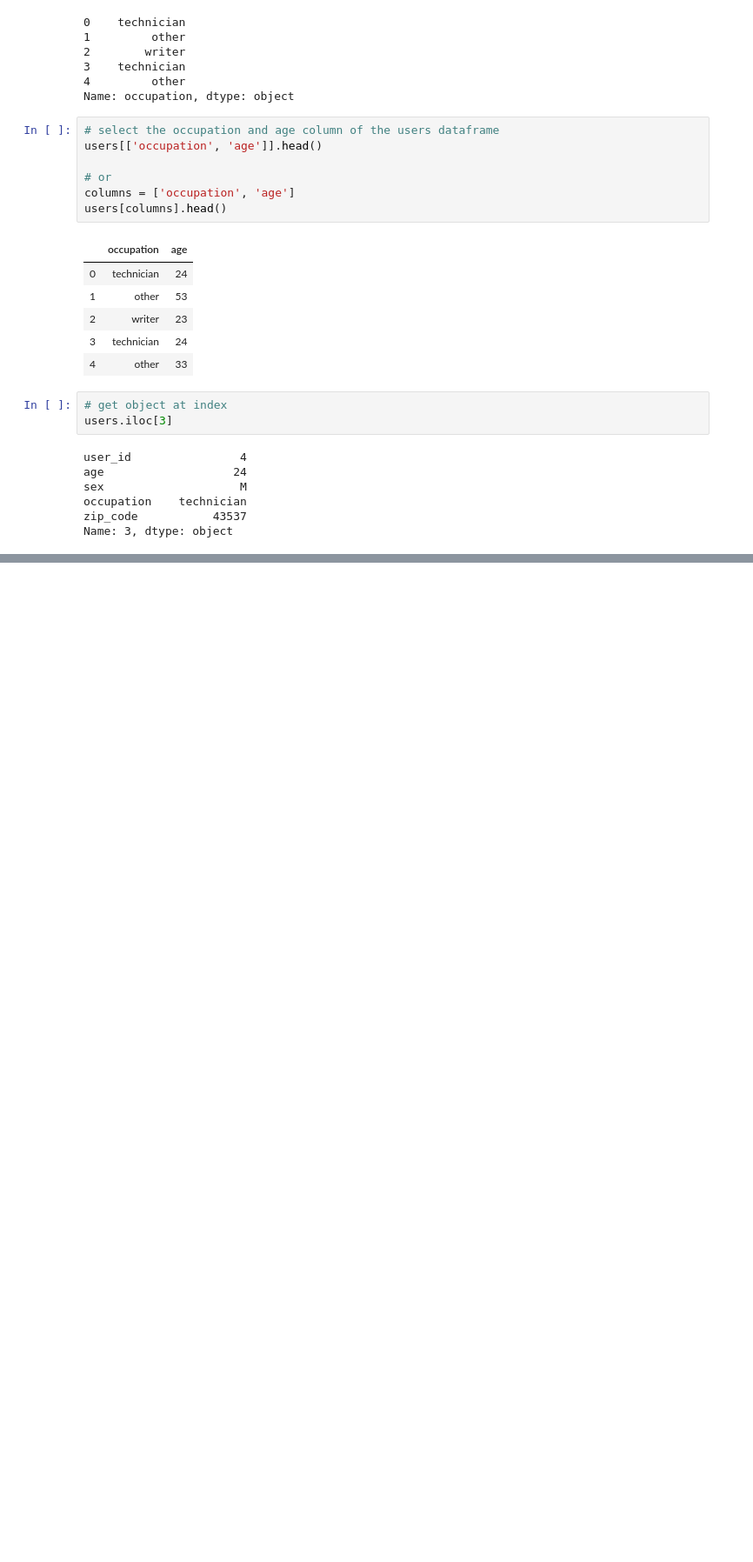
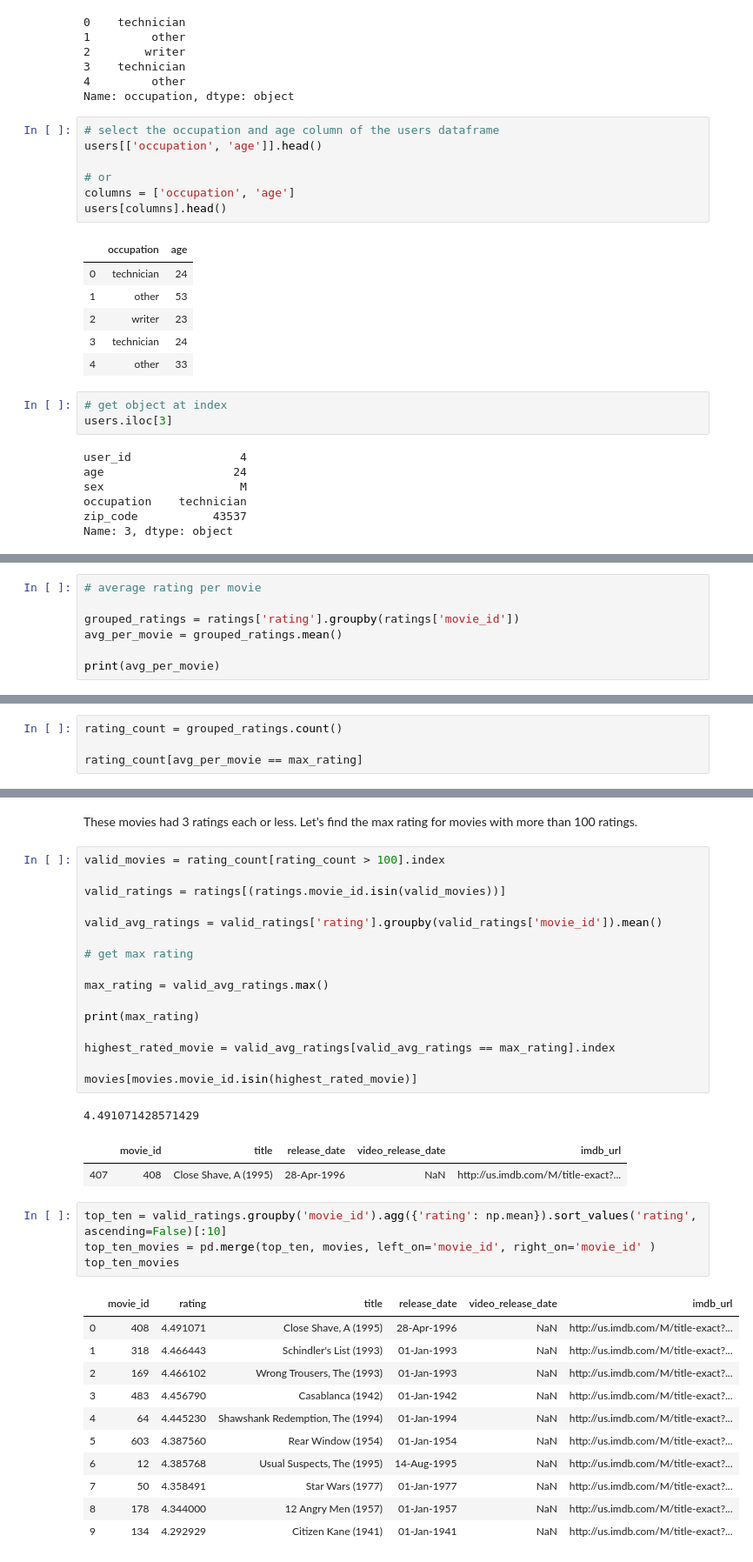
Before and after one commit to AkosuaA/CS109-Data-Science, a Jupyter notebook: DataScrapingQuizzes.ipynb, the cells around one changed output, grey strips where cells are left out. Shown at 87% size. Cells and saved outputs as stored; diff of their text form; blank space fills up the shorter version.

```diff
--- a/DataScrapingQuizzes.ipynb
+++ b/DataScrapingQuizzes.ipynb
@@ -70,0 +150,7 @@ Name: 3, dtype: object
+# %%
+# average rating per movie
+
+grouped_ratings = ratings['rating'].groupby(ratings['movie_id'])
+avg_per_movie = grouped_ratings.mean()
+
+print(avg_per_movie)
@@ -70,0 +197,4 @@ Name: 3, dtype: object
+# %%
+rating_count = grouped_ratings.count()
+
+rating_count[avg_per_movie == max_rating]
@@ -70,0 +214,39 @@ Name: 3, dtype: object
+# %% [markdown]
+These movies had 3 ratings each or less.
+Let's find the max rating for movies with more than 100 ratings.
+# %%
+valid_movies = rating_count[rating_count > 100].index
+
+valid_ratings = ratings[(ratings.movie_id.isin(valid_movies))]
+
+valid_avg_ratings = valid_ratings['rating'].groupby(valid_ratings['movie_id']).mean()
+
+# get max rating
+
+max_rating = valid_avg_ratings.max()
+
+print(max_rating)
+
+highest_rated_movie = valid_avg_ratings[valid_avg_ratings == max_rating].index
+
+movies[movies.movie_id.isin(highest_rated_movie)]
+# %% [output]
+4.491071428571429
+|  | movie_id | title | release_date | video_release_date | imdb_url |
+| 407 | 408 | Close Shave, A (1995) | 28-Apr-1996 | NaN | http://us.imdb.com/M/title-exact?... |
+# %%
+top_ten = valid_ratings.groupby('movie_id').agg({'rating': np.mean}).sort_values('rating', ascending=False)[:10]
+top_ten_movies = pd.merge(top_ten, movies, left_on='movie_id', right_on='movie_id' )
+top_ten_movies
+# %% [output]
+|  | movie_id | rating | title | release_date | video_release_date | imdb_url |
+| 0 | 408 | 4.491071 | Close Shave, A (1995) | 28-Apr-1996 | NaN | http://us.imdb.com/M/title-exact?... |
+| 1 | 318 | 4.466443 | Schindler's List (1993) | 01-Jan-1993 | NaN | http://us.imdb.com/M/title-exact?... |
+| 2 | 169 | 4.466102 | Wrong Trousers, The (1993) | 01-Jan-1993 | NaN | http://us.imdb.com/M/title-exact?... |
+| 3 | 483 | 4.456790 | Casablanca (1942) | 01-Jan-1942 | NaN | http://us.imdb.com/M/title-exact?... |
+| 4 | 64 | 4.445230 | Shawshank Redemption, The (1994) | 01-Jan-1994 | NaN | http://us.imdb.com/M/title-exact?... |
+| 5 | 603 | 4.387560 | Rear Window (1954) | 01-Jan-1954 | NaN | http://us.imdb.com/M/title-exact?... |
+| 6 | 12 | 4.385768 | Usual Suspects, The (1995) | 14-Aug-1995 | NaN | http://us.imdb.com/M/title-exact?... |
+| 7 | 50 | 4.358491 | Star Wars (1977) | 01-Jan-1977 | NaN | http://us.imdb.com/M/title-exact?... |
+| 8 | 178 | 4.344000 | 12 Angry Men (1957) | 01-Jan-1957 | NaN | http://us.imdb.com/M/title-exact?... |
+| 9 | 134 | 4.292929 | Citizen Kane (1941) | 01-Jan-1941 | NaN | http://us.imdb.com/M/title-exact?... |
```
Also changed, not shown: parts of 32 cells of this notebook.
